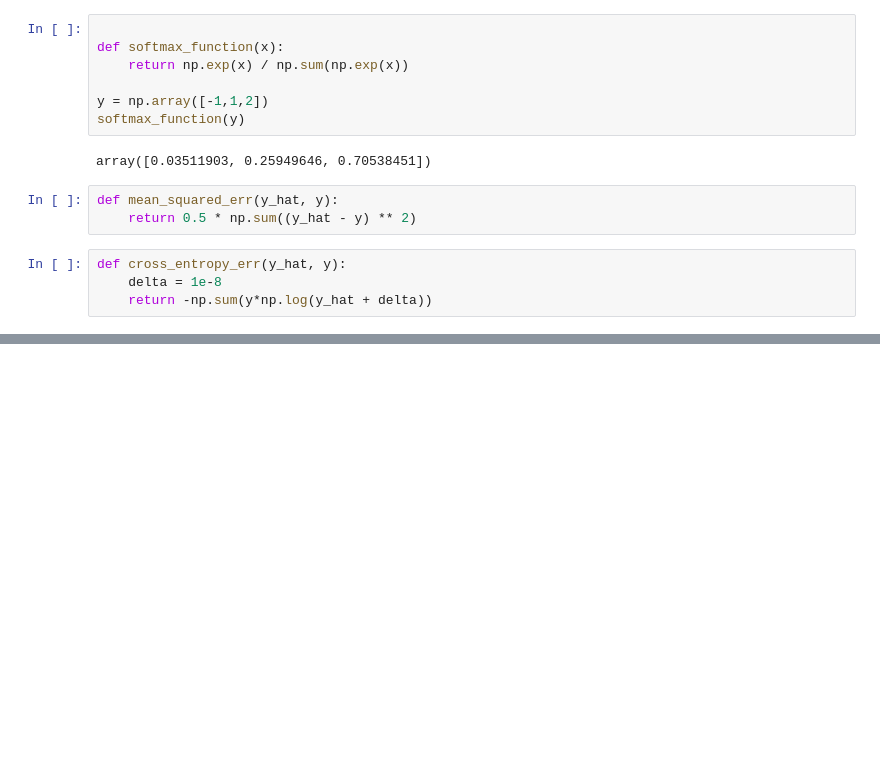
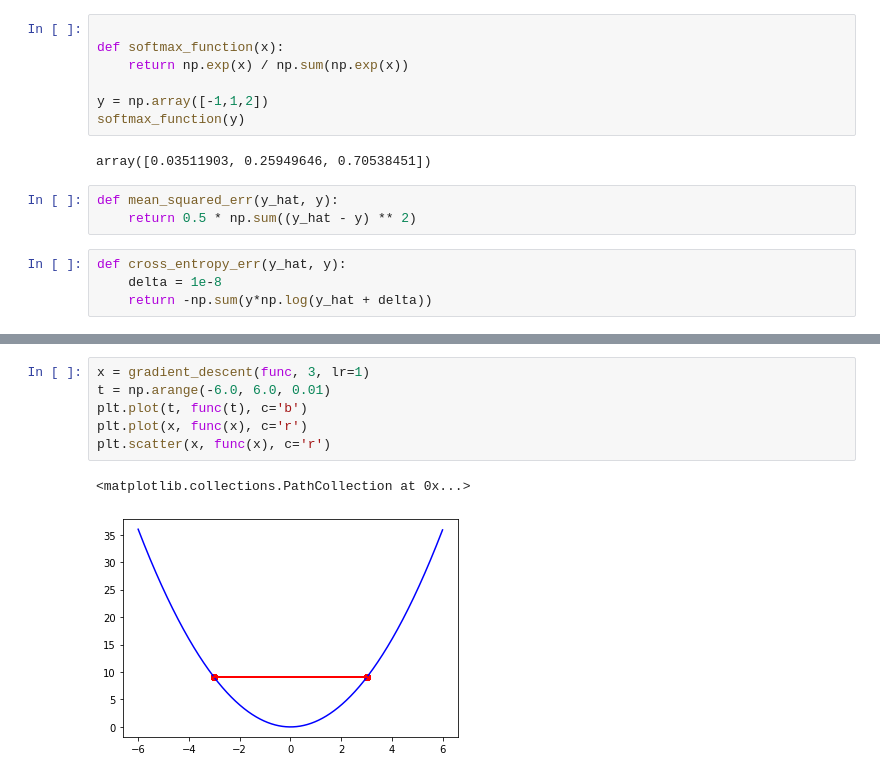
Before and after one commit to ywchiu/fubondl, a Jupyter notebook: Demo20201203.ipynb, the cells around one changed output, grey strips where cells are left out. Cells and saved outputs as stored; diff of their text form; blank space fills up the shorter version.

```diff
--- a/Demo20201203.ipynb
+++ b/Demo20201203.ipynb
@@ -306,0 +397,9 @@ def cross_entropy_err(y_hat, y):
+# %%
+x = gradient_descent(func, 3, lr=1)
+t = np.arange(-6.0, 6.0, 0.01)
+plt.plot(t, func(t), c='b')
+plt.plot(x, func(x), c='r')
+plt.scatter(x, func(x), c='r')
+# %% [output]
+<matplotlib.collections.PathCollection at 0x...>
+[figure, added]
```
Also changed, not shown: parts of 32 cells of this notebook.
